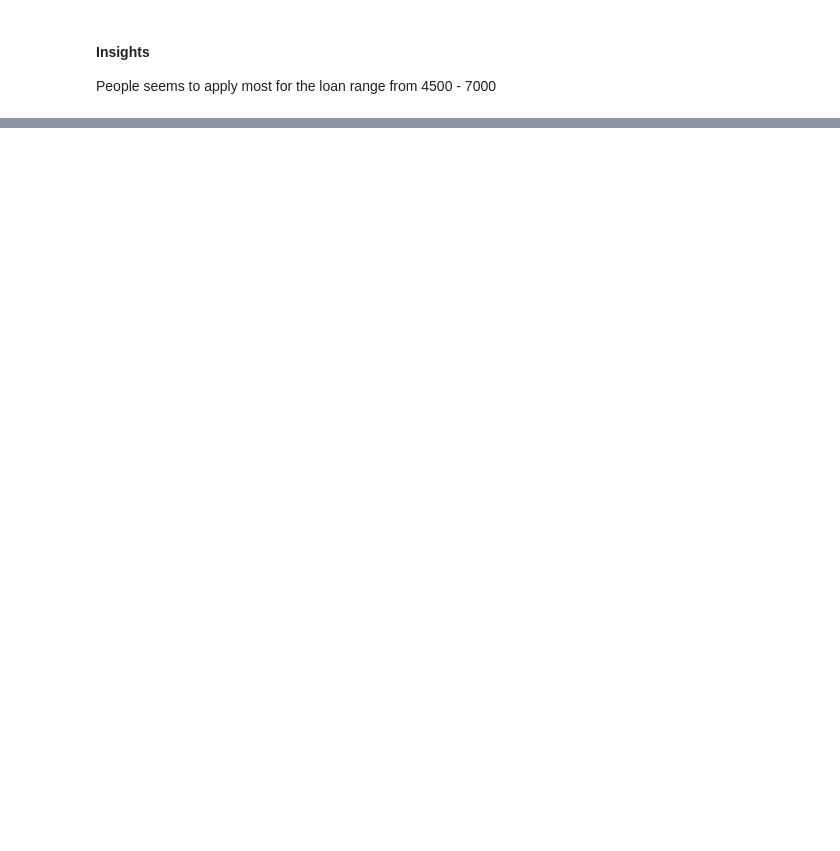
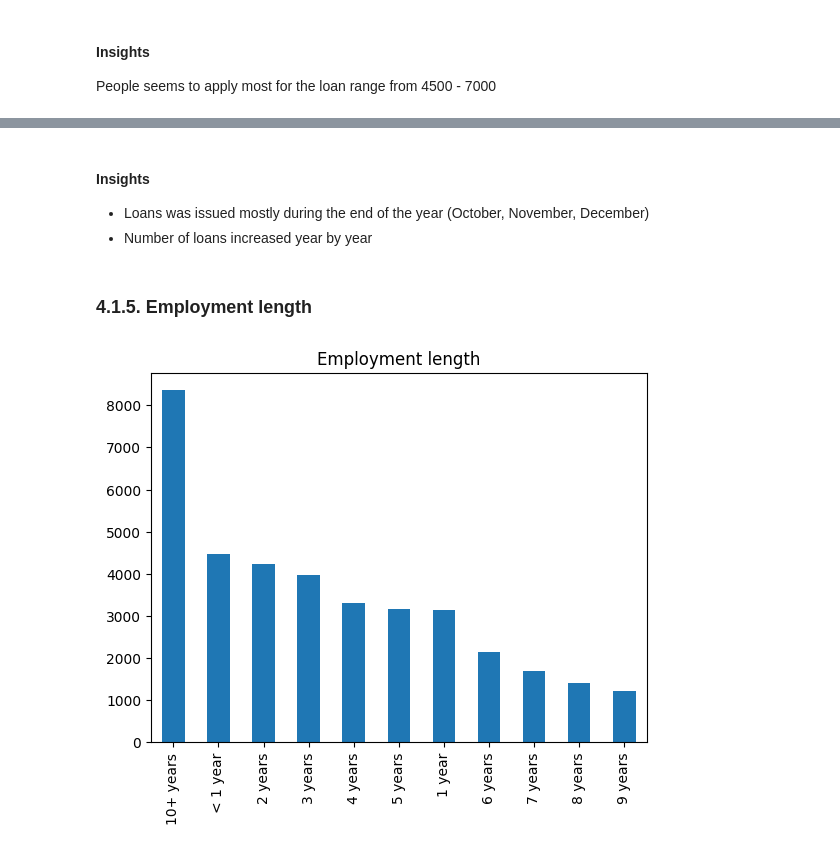
Before and after one commit to phucanthony/LendingClubCaseStudy, a Jupyter notebook: PhucPham_IIIT.ipynb, the cells around one changed output, grey strips where cells are left out. Saved outputs shown, nothing was run; the diff lists cells and outputs as text; code cells hidden in the pictures; blank space fills up the shorter version.

```diff
--- a/PhucPham_IIIT.ipynb
+++ b/PhucPham_IIIT.ipynb
@@ -324,0 +364,14 @@ People seems to apply most for the loan range from 4500 - 7000
+# %% [markdown]
+#### Insights
+- Loans was issued mostly during the end of the year (October, November, December)
+- Number of loans increased year by year
+# %% [markdown]
+### 4.1.5. Employment length
+# %%
+chart = df.emp_length.value_counts().plot(
+    kind='bar',
+    title='Employment length',
+)
+plt.show()
+# %% [output]
+[figure, added]
```
Also changed, not shown: parts of 64 cells of this notebook.
